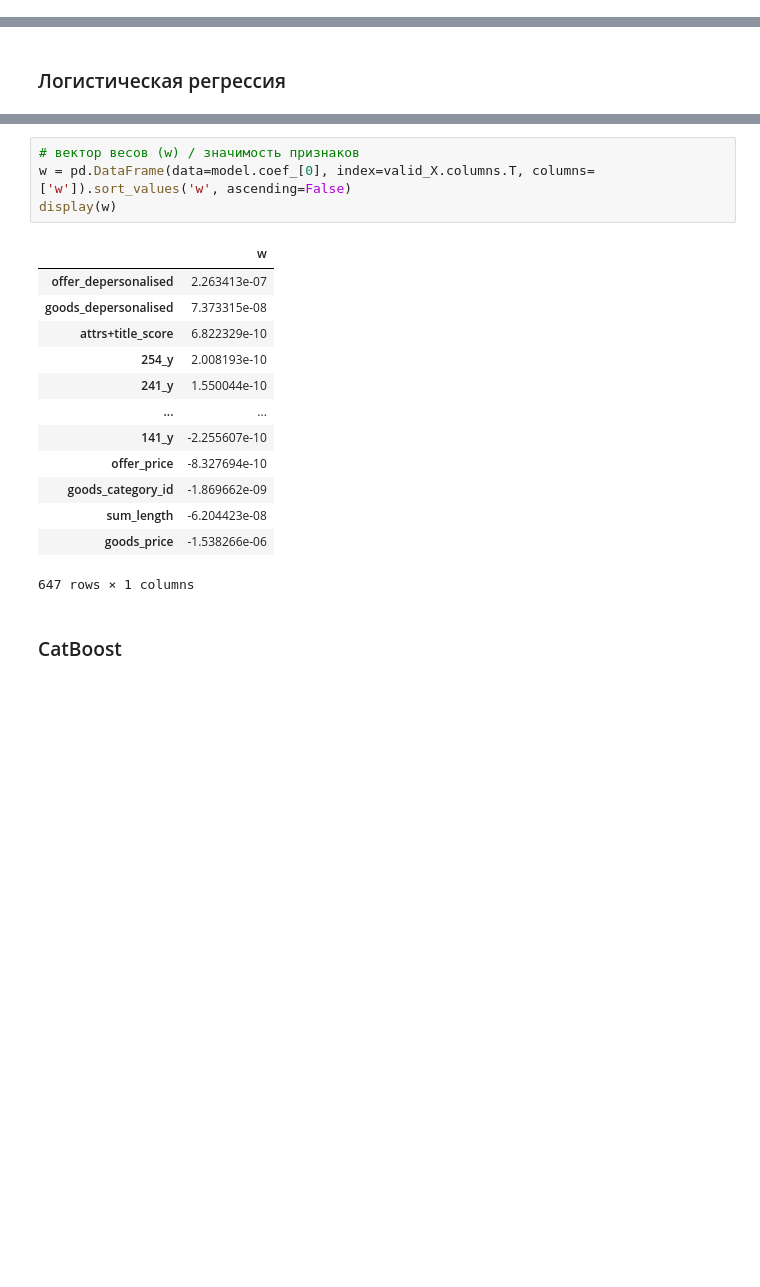
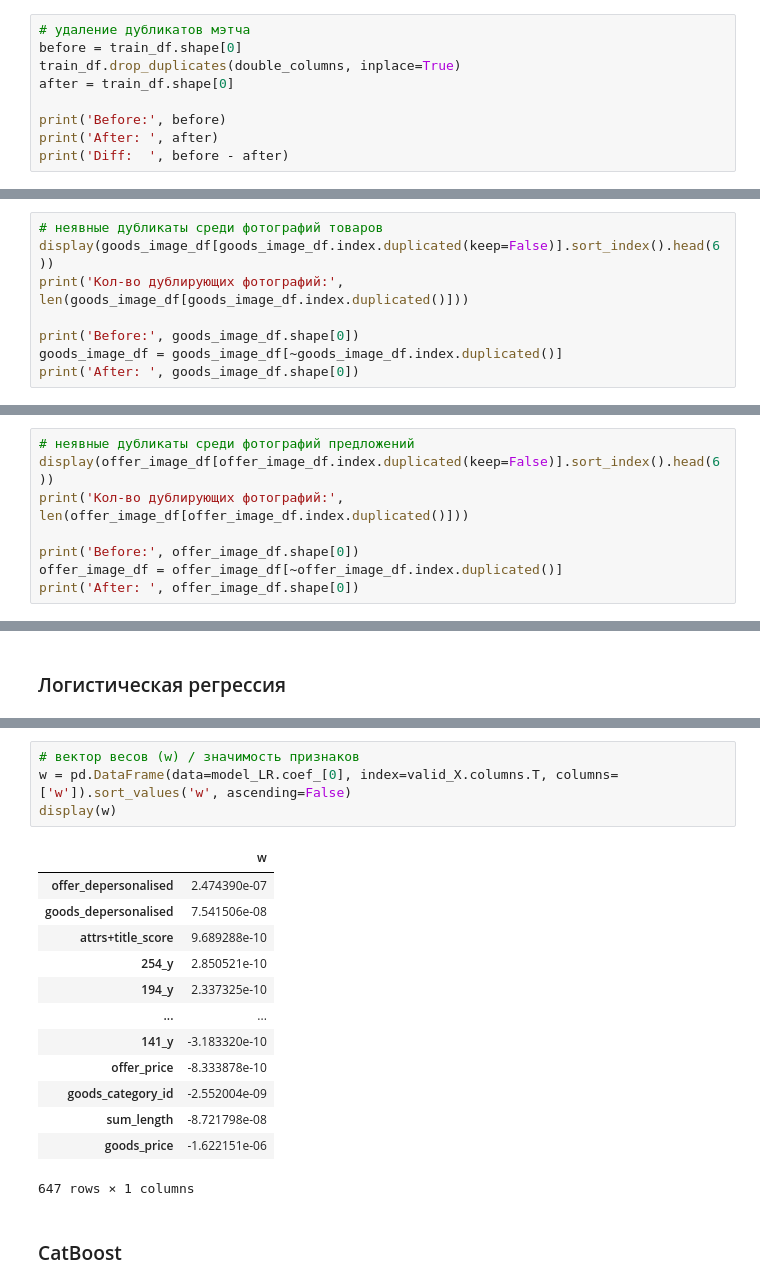
Before and after one commit to Danspers/Samokat.tech-Matching, a Jupyter notebook: Samokat.tech-Matching.ipynb, the cells around one changed output, grey strips where cells are left out. Cells and saved outputs as stored; diff of their text form; blank space fills up the shorter version.

```diff
--- a/Samokat.tech-Matching.ipynb
+++ b/Samokat.tech-Matching.ipynb
@@ -733,0 +707,9 @@ del offer_title_embed, offer_title_items
+# %%
+# удаление дубликатов мэтча
+before = train_df.shape[0]
+train_df.drop_duplicates(double_columns, inplace=True)
+after = train_df.shape[0]
+
+print('Before:', before)
+print('After: ', after)
+print('Diff:  ', before - after)
@@ -733,0 +722,8 @@ del offer_title_embed, offer_title_items
+# %%
+# неявные дубликаты среди фотографий товаров
+display(goods_image_df[goods_image_df.index.duplicated(keep=False)].sort_index().head(6))
+print('Кол-во дублирующих фотографий:', len(goods_image_df[goods_image_df.index.duplicated()]))
+
+print('Before:', goods_image_df.shape[0])
+goods_image_df = goods_image_df[~goods_image_df.index.duplicated()]
+print('After: ', goods_image_df.shape[0])
@@ -733,0 +742,8 @@ del offer_title_embed, offer_title_items
+# %%
+# неявные дубликаты среди фотографий предложений
+display(offer_image_df[offer_image_df.index.duplicated(keep=False)].sort_index().head(6))
+print('Кол-во дублирующих фотографий:', len(offer_image_df[offer_image_df.index.duplicated()]))
+
+print('Before:', offer_image_df.shape[0])
+offer_image_df = offer_image_df[~offer_image_df.index.duplicated()]
+print('After: ', offer_image_df.shape[0])
@@ -846,20 +895,20 @@ ConfusionMatrixDisplay.from_predictions(valid_Y, valid_pred, cmap=plt.cm.Blues,
 # %%
 # вектор весов (w) / значимость признаков
-w = pd.DataFrame(data=model.coef_[0], index=valid_X.columns.T, columns=['w']).sort_values('w', ascending=False)
+w = pd.DataFrame(data=model_LR.coef_[0], index=valid_X.columns.T, columns=['w']).sort_values('w', ascending=False)
 display(w)
 # %% [output]
 |  | w |
-| offer_depersonalised | 2.263413e-07 |
-| goods_depersonalised | 7.373315e-08 |
-| attrs+title_score | 6.822329e-10 |
-| 254_y | 2.008193e-10 |
-| 241_y | 1.550044e-10 |
+| offer_depersonalised | 2.474390e-07 |
+| goods_depersonalised | 7.541506e-08 |
+| attrs+title_score | 9.689288e-10 |
+| 254_y | 2.850521e-10 |
+| 194_y | 2.337325e-10 |
 | ... | ... |
-| 141_y | -2.255607e-10 |
-| offer_price | -8.327694e-10 |
-| goods_category_id | -1.869662e-09 |
-| sum_length | -6.204423e-08 |
-| goods_price | -1.538266e-06 |
+| 141_y | -3.183320e-10 |
+| offer_price | -8.333878e-10 |
+| goods_category_id | -2.552004e-09 |
+| sum_length | -8.721798e-08 |
+| goods_price | -1.622151e-06 |
 647 rows × 1 columns
 # %% [markdown]
 ### CatBoost
```
Also changed, not shown: parts of 51 cells of this notebook.
